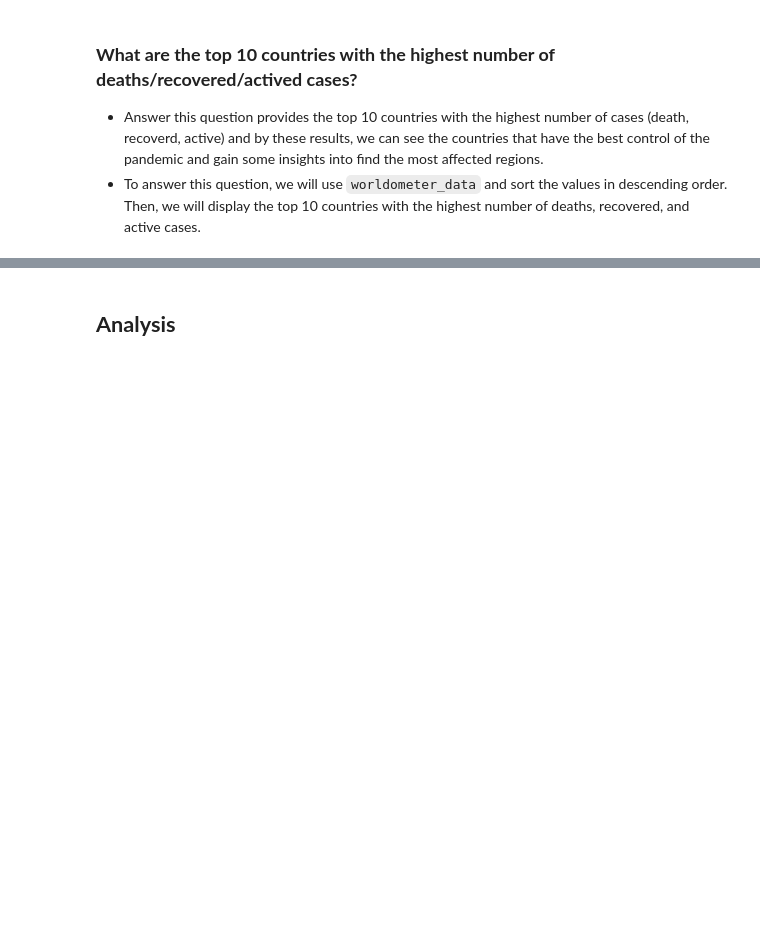
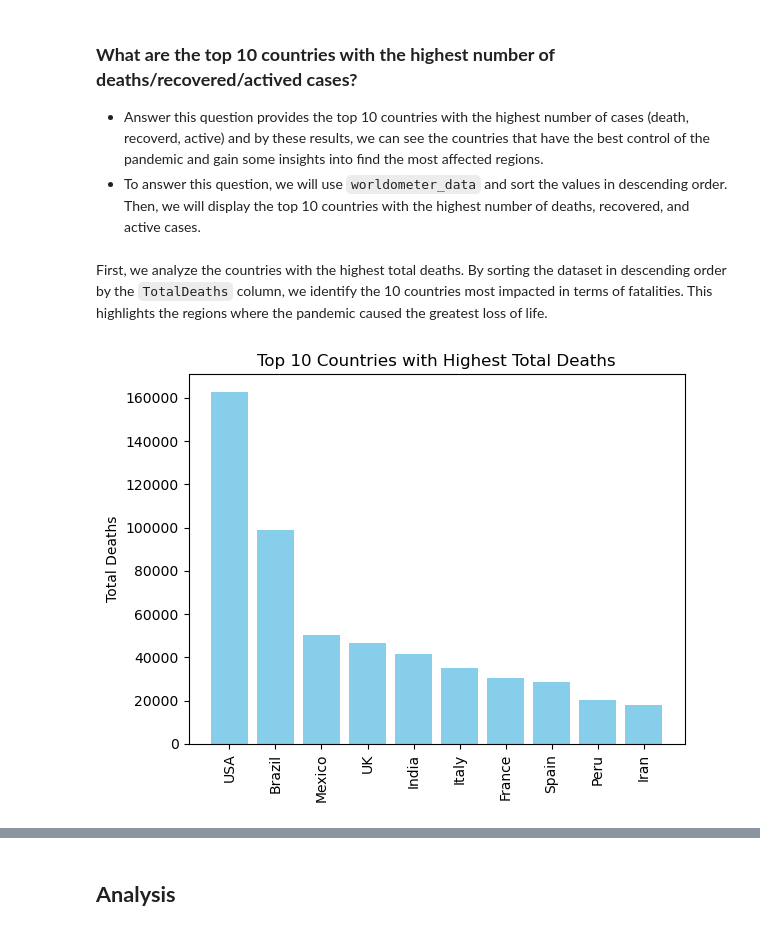
Before and after one commit to dhuyent/DSProgramming-FinalProject, a Jupyter notebook: src/Data_analysis.ipynb, the cells around one changed output, grey strips where cells are left out. Drawn from its saved outputs; the diff is of its cells as text; code cells hidden in the pictures; blank space fills up the shorter version.

```diff
--- a/src/Data_analysis.ipynb
+++ b/src/Data_analysis.ipynb
@@ -197,3 +239,14 @@ correlation_matrix
 ### **What are the top 10 countries with the highest number of deaths/recovered/actived cases?**
 - Answer this question provides the top 10 countries with the highest number of cases (death, recoverd, active) and by these results, we can see the countries that have the best control of the pandemic and gain some insights into find the most affected regions.
 - To answer this question, we will use `worldometer_data` and sort the values in descending order. Then, we will display the top 10 countries with the highest number of deaths, recovered, and active cases.
+# %% [markdown]
+First, we analyze the countries with the highest total deaths. By sorting the dataset in descending order by the `TotalDeaths` column, we identify the 10 countries most impacted in terms of fatalities. This highlights the regions where the pandemic caused the greatest loss of life.
+# %%
+top_10_highest_deaths = country_df.sort_values(by="TotalDeaths", ascending=False).head(10)
+
+plt.bar(top_10_highest_deaths["Country/Region"], top_10_highest_deaths["TotalDeaths"], color='skyblue')
+plt.title("Top 10 Countries with Highest Total Deaths")
+plt.ylabel("Total Deaths")
+plt.xticks(rotation=90);
+# %% [output]
+[figure, added]
```
Also changed, not shown: parts of 16 cells of this notebook.
